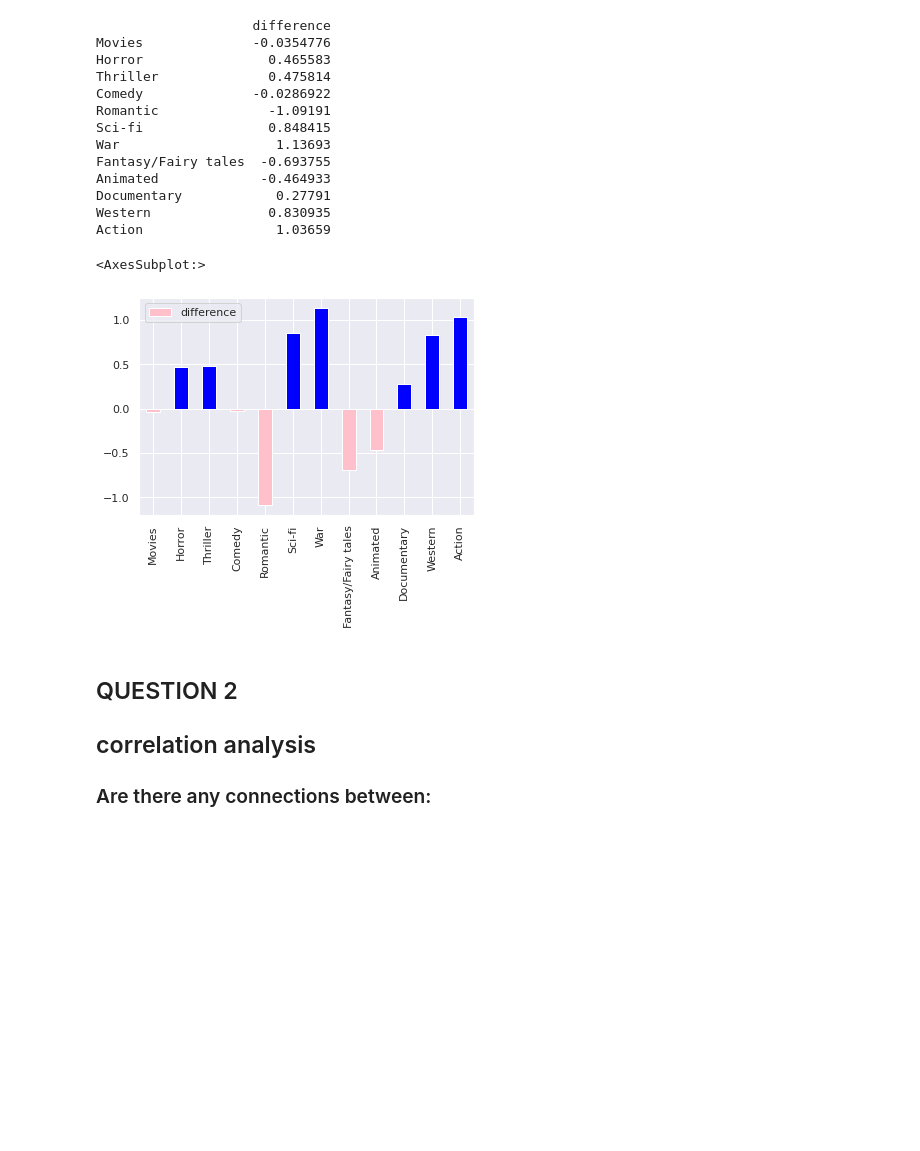
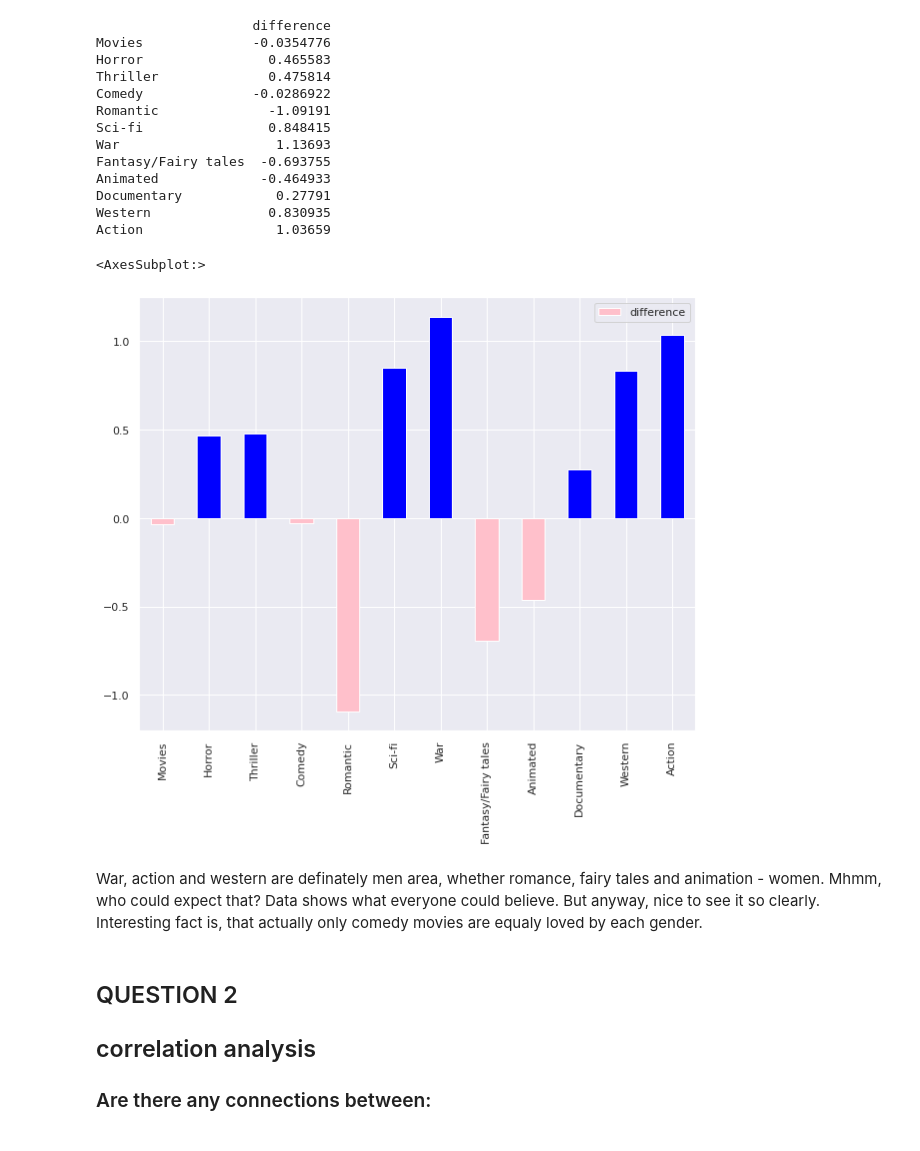
Before and after one commit to olghab/dataScienceProject1, a Jupyter notebook: youngPeopleSurvey_myAnalysis.ipynb, the cells around one changed output. Drawn from its saved outputs; the diff is of its cells as text; code cells hidden in the pictures; blank space fills up the shorter version.

```diff
--- a/youngPeopleSurvey_myAnalysis.ipynb
+++ b/youngPeopleSurvey_myAnalysis.ipynb
@@ -110,0 +125,13 @@ movies_vs_gender_df.head()
+# %%
+for col in movies_vs_gender_df.columns:
+    if(np.sum(df[col].isnull()) != 0):
+        print("Number of empty cells: ", np.sum(df[col].isnull()), ", column name: ", col)
+
+# get rid of empty cells:
+movies_vs_gender_df[movies_vs_gender_df.columns].replace('', np.nan)
+movies_vs_gender_df = movies_vs_gender_df.dropna(subset=movies_vs_gender_df.columns,how='any')
+print("Dataset without empty cell has size of:", movies_vs_gender_df.shape)
+
+# number of removed rows:
+removed_rows_num = df.shape[0] - movies_vs_gender_df.shape[0]
+print("Number of removed rows:", removed_rows_num)
@@ -146,0 +189,4 @@ female_vs_men_movies.plot.bar()
+# %%
+# visualize the output
+sns.set(rc={'figure.figsize':(14,8)})
+female_vs_men_movies.plot.bar()
@@ -166,11 +220,15 @@ Documentary            0.27791
 Western               0.830935
 Action                 1.03659
 # %%
-# differences_df.plot.bar()
+# visualize differences
+sns.set(rc={'figure.figsize':(10,8)})
 differences_df.plot(kind='bar', color = [np.where(differences_df.difference > 0, 'blue', 'pink')])
 # %% [output]
 <AxesSubplot:>
-[figure, old version]
+[figure, new version]
+# %% [markdown]
+War, action and western are definately men area, whether romance, fairy tales and animation - women. Mhmm, who could expect that? Data shows what everyone could believe. But anyway, nice to see it so clearly.
+Interesting fact is, that actually only comedy movies are equaly loved by each gender.
 # %% [markdown]
 ## QUESTION 2
 ## correlation analysis
```
Also changed, not shown: parts of 21 cells of this notebook.
